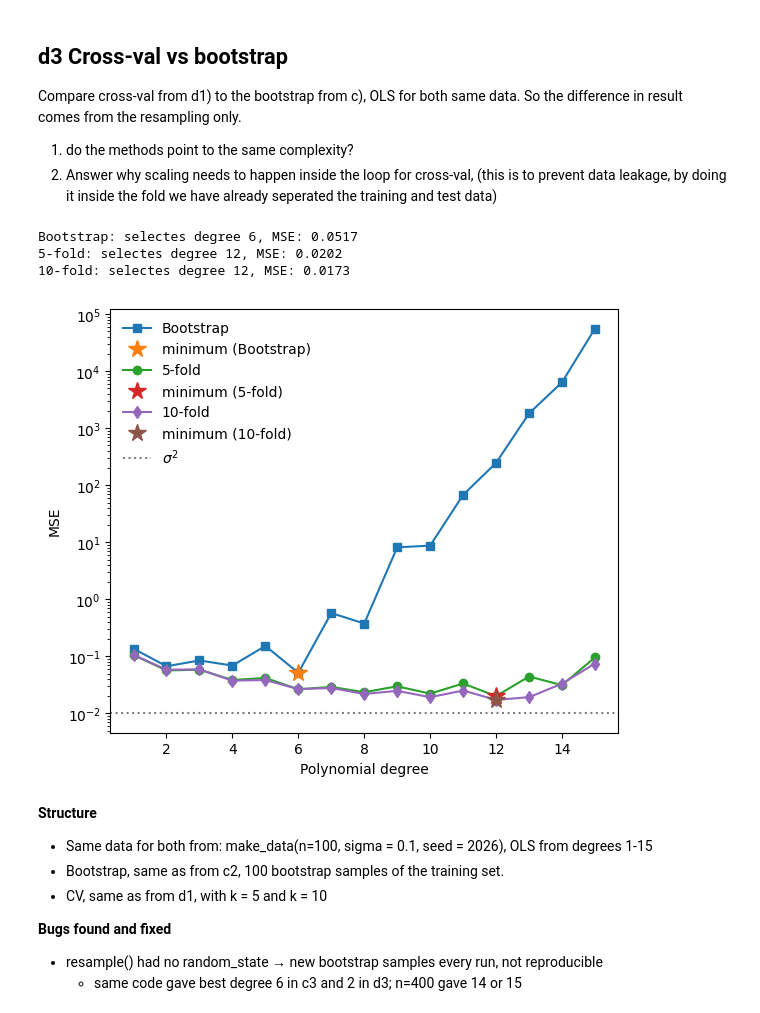
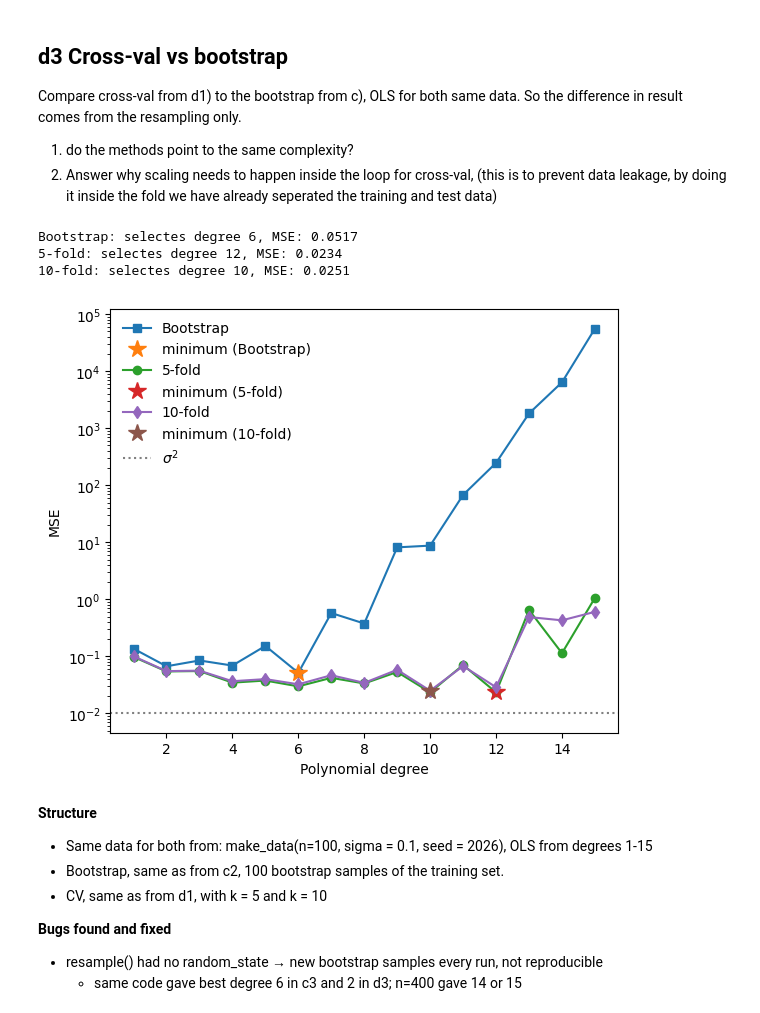
Before and after one commit to GardKL/Project1, a Jupyter notebook: Project1/code/Project1_gard.ipynb, the cells around one changed output. Drawn from its saved outputs; the diff is of its cells as text; code cells hidden in the pictures.

```diff
--- a/Project1/code/Project1_gard.ipynb
+++ b/Project1/code/Project1_gard.ipynb
@@ -789,7 +789,7 @@ from sklearn.preprocessing import PolynomialFeatures, StandardScaler
 
 n_d1 = 100
 
-x_n,y_n = make_data(n=n_d1, sigma=0.1, seed=2026)
+x_n,y_n = x_train, y_train
 
 k_list = [5,10]
 mse_cv = {}
@@ -944,40 +944,40 @@ Compare cross-val from d1) to the bootstrap from c), OLS for both same data. So
 #setting up bootstrap from c3 with the same values as CV from d1
 
 n_d3 = 100
-x_d3, y_d3 = make_data(n=n_d3, sigma=0.1, seed=2026)
+x_d3, y_d3 = x_n, y_n
 X = x_d3.reshape(-1,1)
 # same data as x_d3, y_d3: make_data(n=100, sigma=0.1, seed=2026) inside the sweep
 err_boot, b2_boot, var_boot = bias_variance_sweep(n=n_d3, sigma=0.1, degrees=degrees, n_bootstraps=100, seed=2026)
 
 curves = {"Bootstrap": np.array(err_boot),
           "5-fold": np.array(mse_cv[5]),
           "10-fold": np.array(mse_cv[10])
 }
 
 marks = {"Bootstrap": "s-", "5-fold": "o-", "10-fold": "d-"}
 
 
 fig, ax = plt.subplots(figsize = (6.0, 5.0))
 
 for name, mse in curves.items():
     idx = np.argmin(mse)
     print(f"{name}: selectes degree {degrees[idx]}, MSE: {mse[idx]:.4f}")
 
     ax.plot(degrees, mse, marks[name], label = name)
     ax.plot(degrees[idx], mse[idx], "*", ms = 13, label=f"minimum ({name})")
 
 ax.axhline(0.1**2, color="gray", linestyle=":", label=r"$\sigma^2$")
 ax.set_yscale("log")
 ax.set_xlabel("Polynomial degree")
 ax.set_ylabel("MSE")
 ax.legend(frameon = False)
 plt.tight_layout()
 plt.show()
 # %% [output]
 Bootstrap: selectes degree 6, MSE: 0.0517
-5-fold: selectes degree 12, MSE: 0.0202
-10-fold: selectes degree 12, MSE: 0.0173
+5-fold: selectes degree 12, MSE: 0.0234
+10-fold: selectes degree 10, MSE: 0.0251
-[figure, old version]
+[figure, new version]
 # %% [markdown]
 **Structure**
 
```
Also changed, not shown: parts of 8 cells of this notebook.
